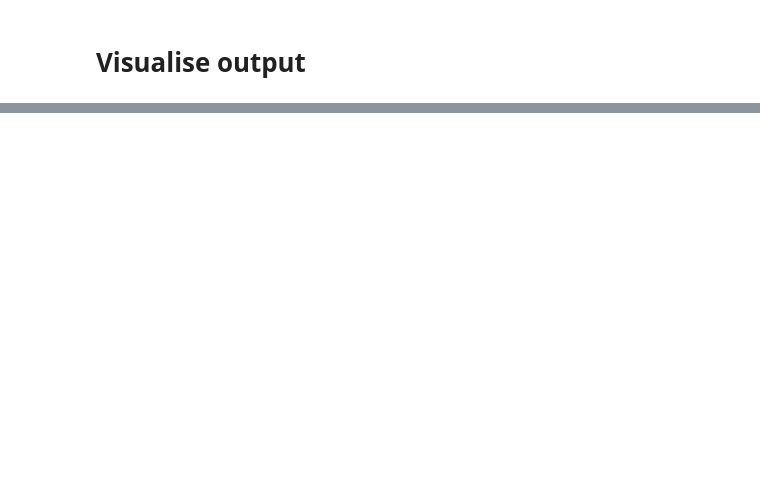
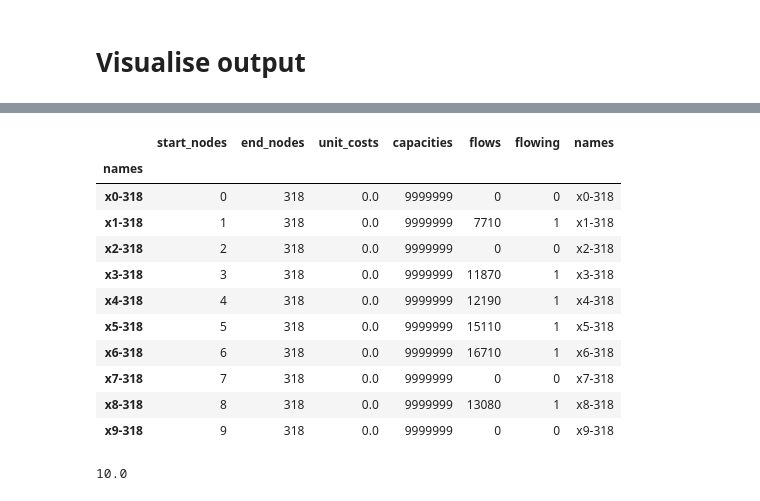
Before and after one commit to tonghuikang/draw-sgp-electoral-boundaries, a Jupyter notebook: modelling/equal_consts.ipynb, the cells around one changed output, grey strips where cells are left out. Cells and saved outputs as stored; diff of their text form; code cells hidden in the pictures; blank space fills up the shorter version.

```diff
--- a/modelling/equal_consts.ipynb
+++ b/modelling/equal_consts.ipynb
@@ -255 +296,20 @@ edges.tail(5)
+# %%
+edges.tail(318).head(10)
+# %% [output]
+|  | start_nodes | end_nodes | unit_costs | capacities | flows | flowing | names |
+| names |  |  |  |  |  |  |  |
+| x0-318 | 0 | 318 | 0.0 | 9999999 | 0 | 0 | x0-318 |
+| x1-318 | 1 | 318 | 0.0 | 9999999 | 7710 | 1 | x1-318 |
+| x2-318 | 2 | 318 | 0.0 | 9999999 | 0 | 0 | x2-318 |
+| x3-318 | 3 | 318 | 0.0 | 9999999 | 11870 | 1 | x3-318 |
+| x4-318 | 4 | 318 | 0.0 | 9999999 | 12190 | 1 | x4-318 |
+| x5-318 | 5 | 318 | 0.0 | 9999999 | 15110 | 1 | x5-318 |
+| x6-318 | 6 | 318 | 0.0 | 9999999 | 16710 | 1 | x6-318 |
+| x7-318 | 7 | 318 | 0.0 | 9999999 | 0 | 0 | x7-318 |
+| x8-318 | 8 | 318 | 0.0 | 9999999 | 13080 | 1 | x8-318 |
+| x9-318 | 9 | 318 | 0.0 | 9999999 | 0 | 0 | x9-318 |
+# %%
+sum([B[i][N].solution_value() for i in range(K)])
+# %% [output]
+10.0
 # %%
```
Also changed, not shown: parts of 34 cells of this notebook.
